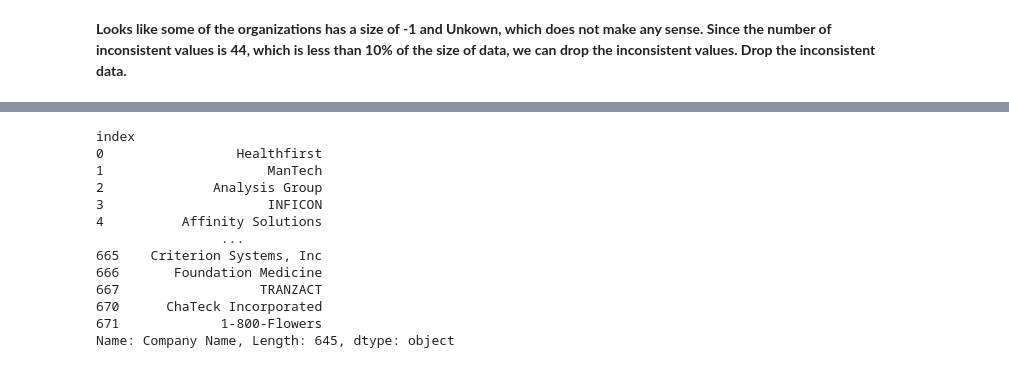
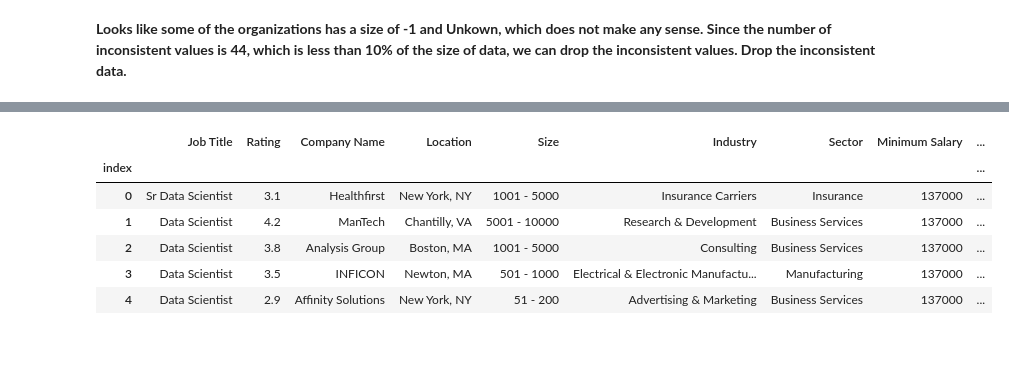
Before and after one commit to pallavi-vishnu/Uncleaned_data, a Jupyter notebook: glassdoor_data.ipynb, the cells around one changed output, grey strips where cells are left out. Drawn from its saved outputs; the diff is of its cells as text; code cells hidden in the pictures.

```diff
--- a/glassdoor_data.ipynb
+++ b/glassdoor_data.ipynb
@@ -205,17 +214,13 @@ data2.head()
 # %%
-data2['Company Name'] = data2['Company Name'].str.rstrip('\n1234567890.')
-data2['Company Name']
+# Clean up the 'Company Name' cloumn
+
+data_cleaned['Company Name'] = data_cleaned['Company Name'].str.rstrip('\n1234567890.')
+data_cleaned.head()
 # %% [output]
-index
-0                 Healthfirst
-1                     ManTech
-2              Analysis Group
-3                     INFICON
-4          Affinity Solutions
-                ...
-665    Criterion Systems, Inc
-666       Foundation Medicine
-667                  TRANZACT
-670      ChaTeck Incorporated
-671             1-800-Flowers
-Name: Company Name, Length: 645, dtype: object
+|  | Job Title | Rating | Company Name | Location | Size | Industry | Sector | Minimum Salary | ... |
+| index |  |  |  |  |  |  |  |  | ... |
+| 0 | Sr Data Scientist | 3.1 | Healthfirst | New York, NY | 1001 - 5000 | Insurance Carriers | Insurance | 137000 | ... |
+| 1 | Data Scientist | 4.2 | ManTech | Chantilly, VA | 5001 - 10000 | Research & Development | Business Services | 137000 | ... |
+| 2 | Data Scientist | 3.8 | Analysis Group | Boston, MA | 1001 - 5000 | Consulting | Business Services | 137000 | ... |
+| 3 | Data Scientist | 3.5 | INFICON | Newton, MA | 501 - 1000 | Electrical & Electronic Manufactu... | Manufacturing | 137000 | ... |
+| 4 | Data Scientist | 2.9 | Affinity Solutions | New York, NY | 51 - 200 | Advertising & Marketing | Business Services | 137000 | ... |
```
Also changed, not shown: parts of 13 cells of this notebook.
